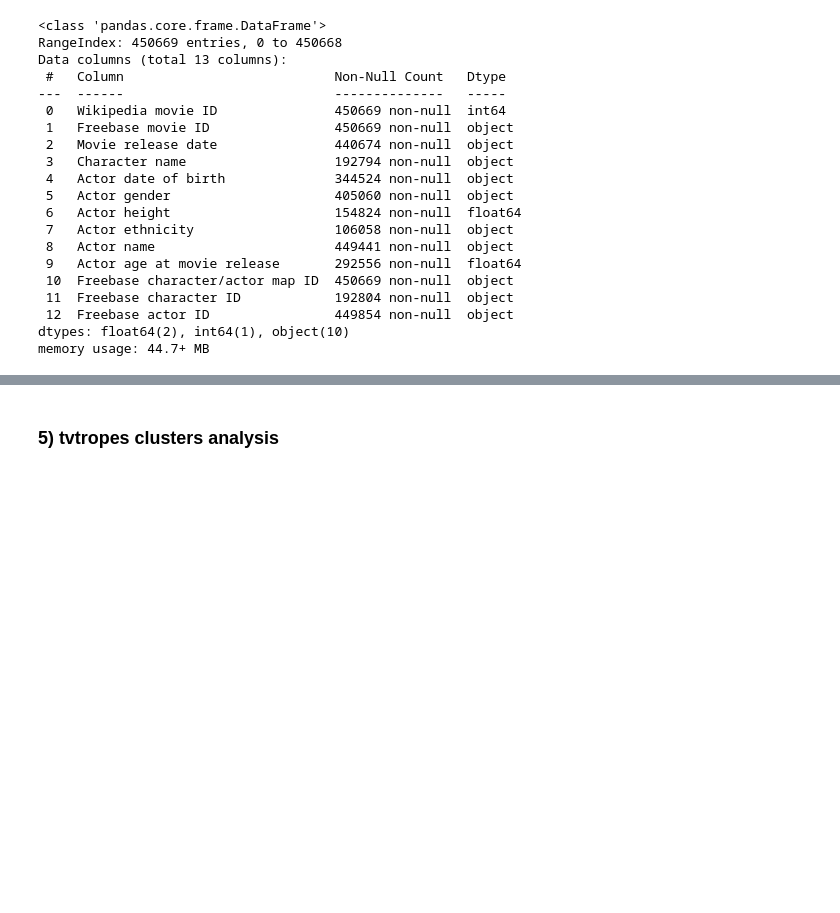
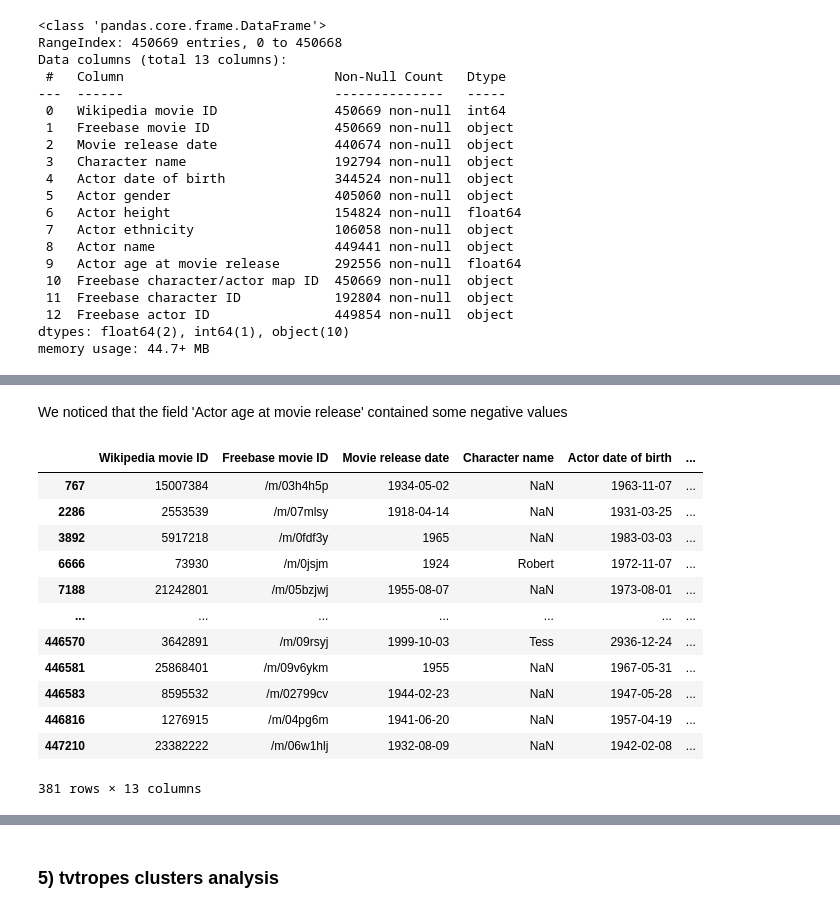
Before and after one commit to epfl-ada/ada-2022-project-pythonistrash, a Jupyter notebook: Milestone2.ipynb, the cells around one changed output, grey strips where cells are left out. Cells and saved outputs as stored; diff of their text form; code cells hidden in the pictures; blank space fills up the shorter version.

```diff
--- a/Milestone2.ipynb
+++ b/Milestone2.ipynb
@@ -500,0 +513,18 @@ memory usage: 44.7+ MB
+# %% [markdown]
+We noticed that the field 'Actor age at movie release' contained some negative values
+# %%
+characters_metadata_df[characters_metadata_df['Actor age at movie release'] < 0]
+# %% [output]
+|  | Wikipedia movie ID | Freebase movie ID | Movie release date | Character name | Actor date of birth | ... |
+| 767 | 15007384 | /m/03h4h5p | 1934-05-02 | NaN | 1963-11-07 | ... |
+| 2286 | 2553539 | /m/07mlsy | 1918-04-14 | NaN | 1931-03-25 | ... |
+| 3892 | 5917218 | /m/0fdf3y | 1965 | NaN | 1983-03-03 | ... |
+| 6666 | 73930 | /m/0jsjm | 1924 | Robert | 1972-11-07 | ... |
+| 7188 | 21242801 | /m/05bzjwj | 1955-08-07 | NaN | 1973-08-01 | ... |
+| ... | ... | ... | ... | ... | ... | ... |
+| 446570 | 3642891 | /m/09rsyj | 1999-10-03 | Tess | 2936-12-24 | ... |
+| 446581 | 25868401 | /m/09v6ykm | 1955 | NaN | 1967-05-31 | ... |
+| 446583 | 8595532 | /m/02799cv | 1944-02-23 | NaN | 1947-05-28 | ... |
+| 446816 | 1276915 | /m/04pg6m | 1941-06-20 | NaN | 1957-04-19 | ... |
+| 447210 | 23382222 | /m/06w1hlj | 1932-08-09 | NaN | 1942-02-08 | ... |
+381 rows × 13 columns
```
Also changed, not shown: parts of 5 cells of this notebook.
